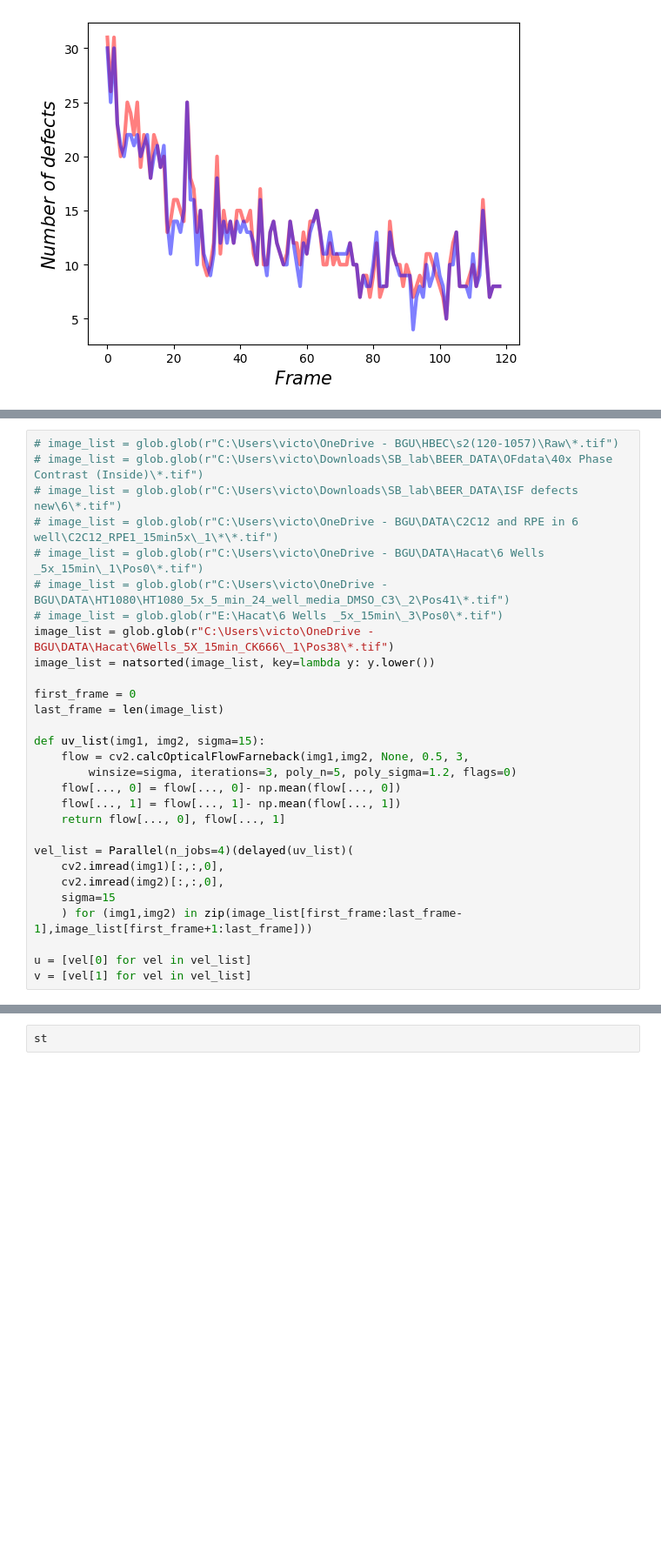
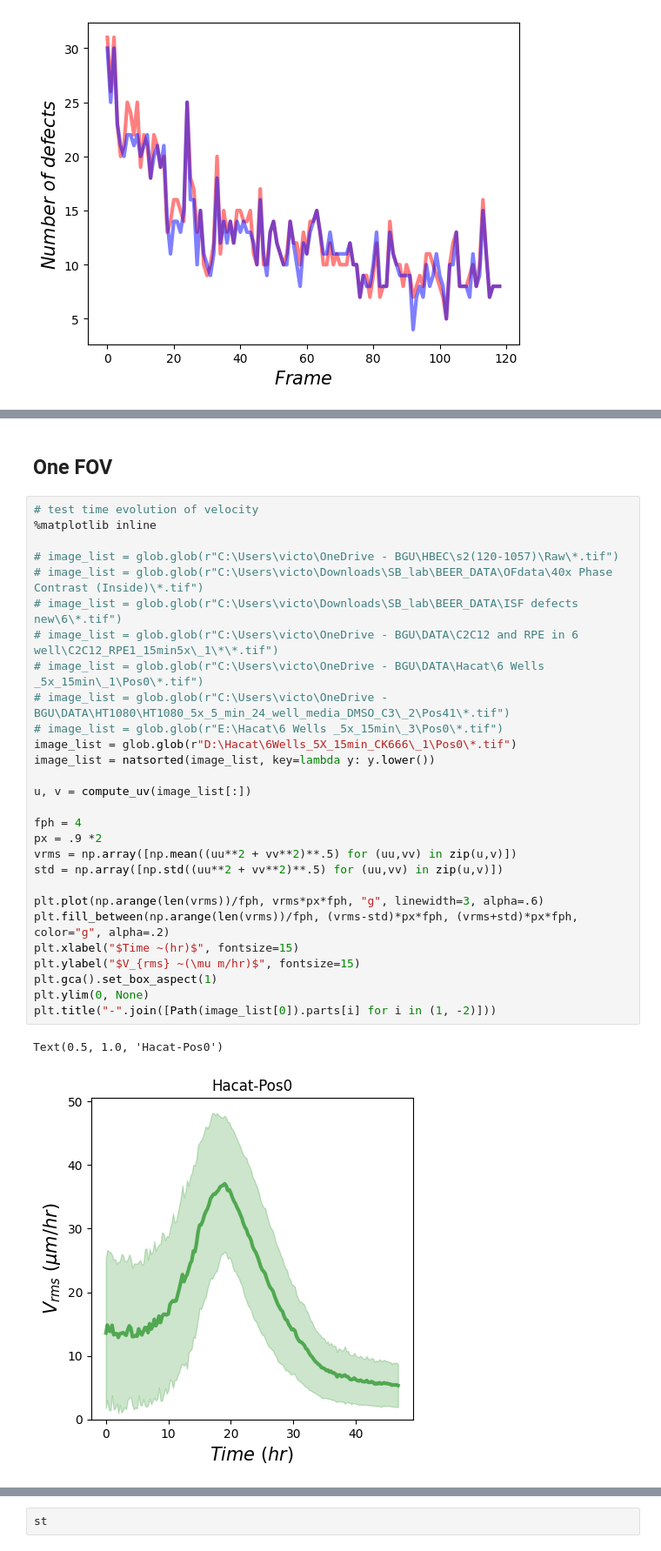
Before and after one commit to viciya/nematics, a Jupyter notebook: nematics/journals/flow_on_defects.ipynb, the cells around one changed output, grey strips where cells are left out. Shown at 87% size. Drawn from its saved outputs; the diff is of its cells as text; blank space fills up the shorter version.

Commit message:
neighbour finding in Hacat

```diff
--- a/nematics/journals/flow_on_defects.ipynb
+++ b/nematics/journals/flow_on_defects.ipynb
@@ -149,29 +187,33 @@ Text(0, 0.5, '$Number ~of ~defects$')
+# %% [markdown]
+## One FOV
 # %%
+# test time evolution of velocity
+%matplotlib inline
+
 # image_list = glob.glob(r"C:\Users\victo\OneDrive - BGU\HBEC\s2(120-1057)\Raw\*.tif")
 # image_list = glob.glob(r"C:\Users\victo\Downloads\SB_lab\BEER_DATA\OFdata\40x Phase Contrast (Inside)\*.tif")
 # image_list = glob.glob(r"C:\Users\victo\Downloads\SB_lab\BEER_DATA\ISF defects new\6\*.tif")
 # image_list = glob.glob(r"C:\Users\victo\OneDrive - BGU\DATA\C2C12 and RPE in 6 well\C2C12_RPE1_15min5x\_1\*\*.tif")
 # image_list = glob.glob(r"C:\Users\victo\OneDrive - BGU\DATA\Hacat\6 Wells _5x_15min\_1\Pos0\*.tif")
 # image_list = glob.glob(r"C:\Users\victo\OneDrive - BGU\DATA\HT1080\HT1080_5x_5_min_24_well_media_DMSO_C3\_2\Pos41\*.tif")
 # image_list = glob.glob(r"E:\Hacat\6 Wells _5x_15min\_3\Pos0\*.tif")
-image_list = glob.glob(r"C:\Users\victo\OneDrive - BGU\DATA\Hacat\6Wells_5X_15min_CK666\_1\Pos38\*.tif")
+image_list = glob.glob(r"D:\Hacat\6Wells_5X_15min_CK666\_1\Pos0\*.tif")
 image_list = natsorted(image_list, key=lambda y: y.lower())
 
-first_frame = 0
-last_frame = len(image_list)
+u, v = compute_uv(image_list[:])
 
-def uv_list(img1, img2, sigma=15):
-    flow = cv2.calcOpticalFlowFarneback(img1,img2, None, 0.5, 3,
-        winsize=sigma, iterations=3, poly_n=5, poly_sigma=1.2, flags=0)
-    flow[..., 0] = flow[..., 0]- np.mean(flow[..., 0])
-    flow[..., 1] = flow[..., 1]- np.mean(flow[..., 1])
-    return flow[..., 0], flow[..., 1]
+fph = 4
+px = .9 *2
+vrms = np.array([np.mean((uu**2 + vv**2)**.5) for (uu,vv) in zip(u,v)])
+std = np.array([np.std((uu**2 + vv**2)**.5) for (uu,vv) in zip(u,v)])
 
-vel_list = Parallel(n_jobs=4)(delayed(uv_list)(
-    cv2.imread(img1)[:,:,0],
-    cv2.imread(img2)[:,:,0],
-    sigma=15
-    ) for (img1,img2) in zip(image_list[first_frame:last_frame-1],image_list[first_frame+1:last_frame]))
-
-u = [vel[0] for vel in vel_list]
-v = [vel[1] for vel in vel_list]
+plt.plot(np.arange(len(vrms))/fph, vrms*px*fph, "g", linewidth=3, alpha=.6)
+plt.fill_between(np.arange(len(vrms))/fph, (vrms-std)*px*fph, (vrms+std)*px*fph, color="g", alpha=.2)
+plt.xlabel("$Time ~(hr)$", fontsize=15)
+plt.ylabel("$V_{rms} ~(\mu m/hr)$", fontsize=15)
+plt.gca().set_box_aspect(1)
+plt.ylim(0, None)
+plt.title("-".join([Path(image_list[0]).parts[i] for i in (1, -2)]))
+# %% [output]
+Text(0.5, 1.0, 'Hacat-Pos0')
+[figure, added]
```
Also changed, not shown: parts of 5 cells of this notebook, 8 other files.
